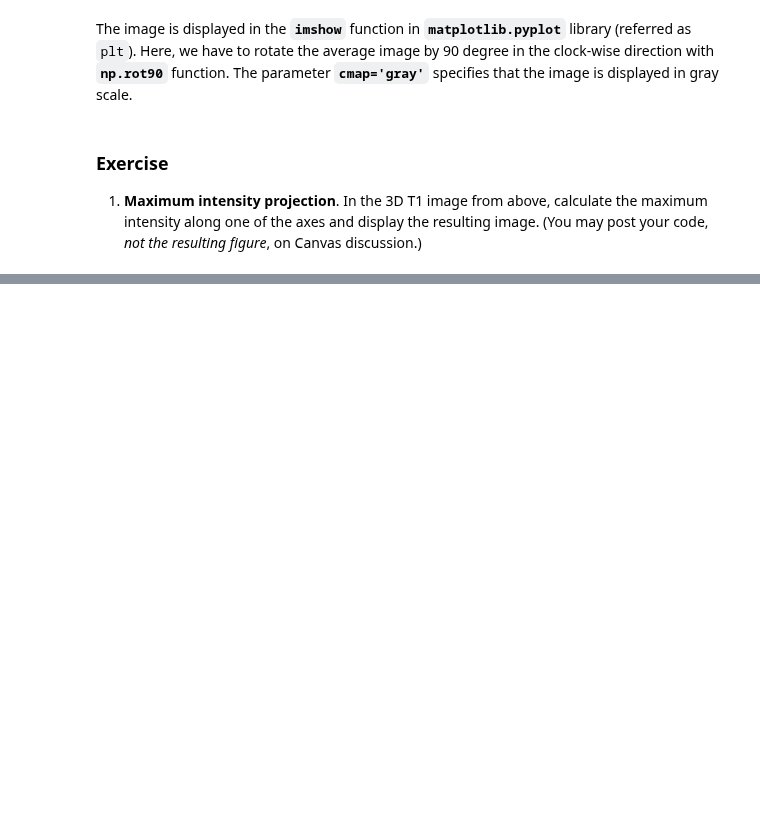
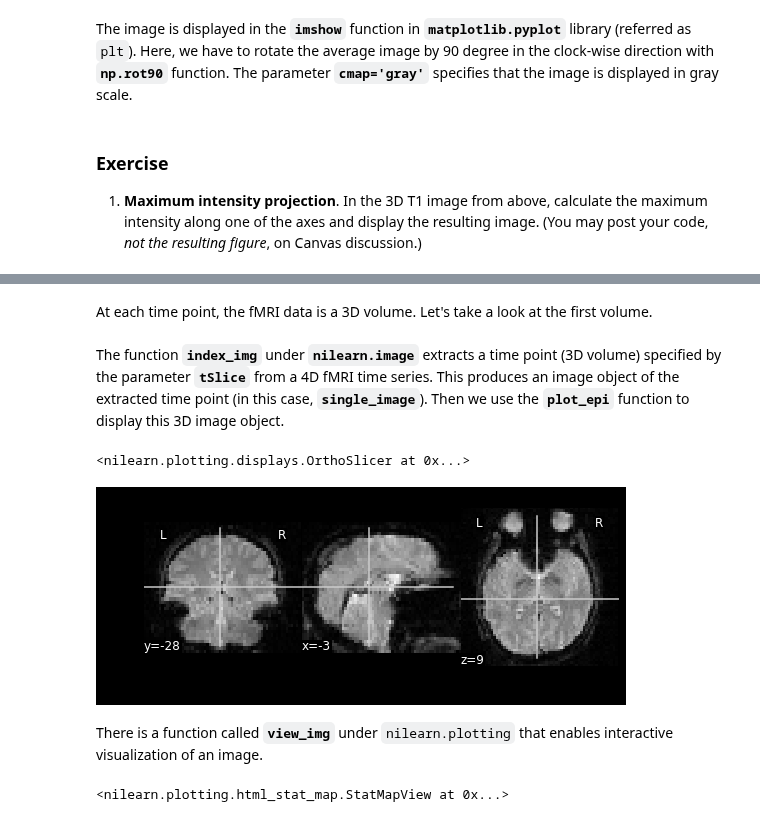
Before and after one commit to sathayas/JupyterfMRIFall2019, a Jupyter notebook: HandlingData.ipynb, the cells around one changed output, grey strips where cells are left out. Cells and saved outputs as stored; diff of their text form; code cells hidden in the pictures; blank space fills up the shorter version.

```diff
--- a/HandlingData.ipynb
+++ b/HandlingData.ipynb
@@ -878,0 +924,25 @@ The image is displayed in the **`imshow`** function in **`matplotlib.pyplot`** l
+# %% [markdown]
+At each time point, the fMRI data is a 3D volume. Let's take a look at the first volume.
+# %%
+# first extracting a time point from fMRI time series
+single_image = index_img(f_fMRI, tSlice)
+# %% [markdown]
+The function **`index_img`** under **`nilearn.image`** extracts a time point (3D volume) specified by the parameter **`tSlice`** from a 4D fMRI time series. This produces an image object of the extracted time point (in this case, **`single_image`**). Then we use the **`plot_epi`** function to display this 3D image object.
+# %%
+# showing the slngle image, extracted 3D volume from 4D data
+plot_epi(single_image,
+         display_mode='ortho',
+         draw_cross=True,
+         annotate=True,
+         cmap='gray')
+# %% [output]
+<nilearn.plotting.displays.OrthoSlicer at 0x...>
+[figure, added]
+# %% [markdown]
+There is a function called **`view_img`** under `nilearn.plotting` that enables interactive visualization of an image.
+# %%
+# interactive visualization
+view_img(single_image, bg_img=False, cmap='gray', symmetric_cmap=False,
+        vmin=50, vmax=1500, black_bg=True)
+# %% [output]
+<nilearn.plotting.html_stat_map.StatMapView at 0x...>
```
Also changed, not shown: parts of 12 cells of this notebook.
